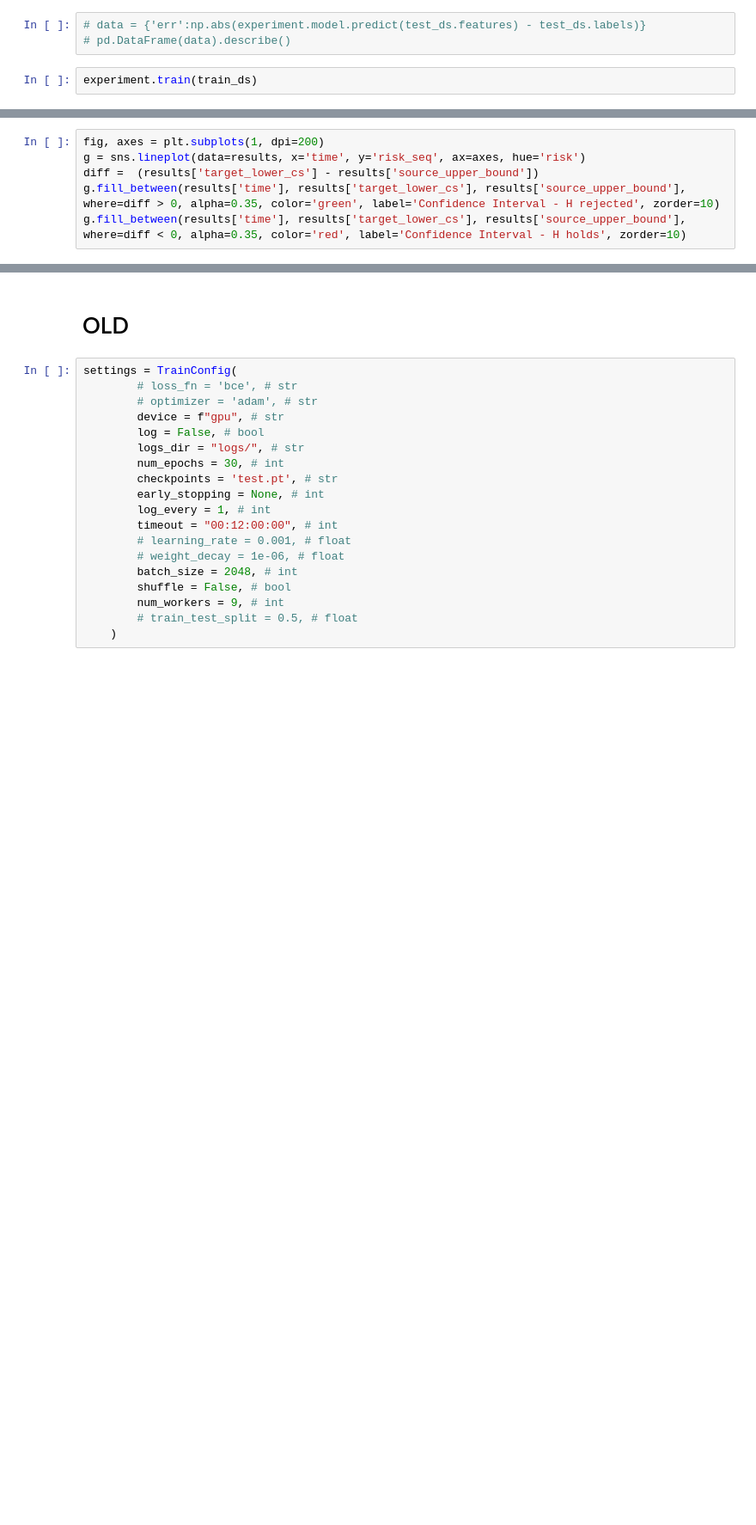
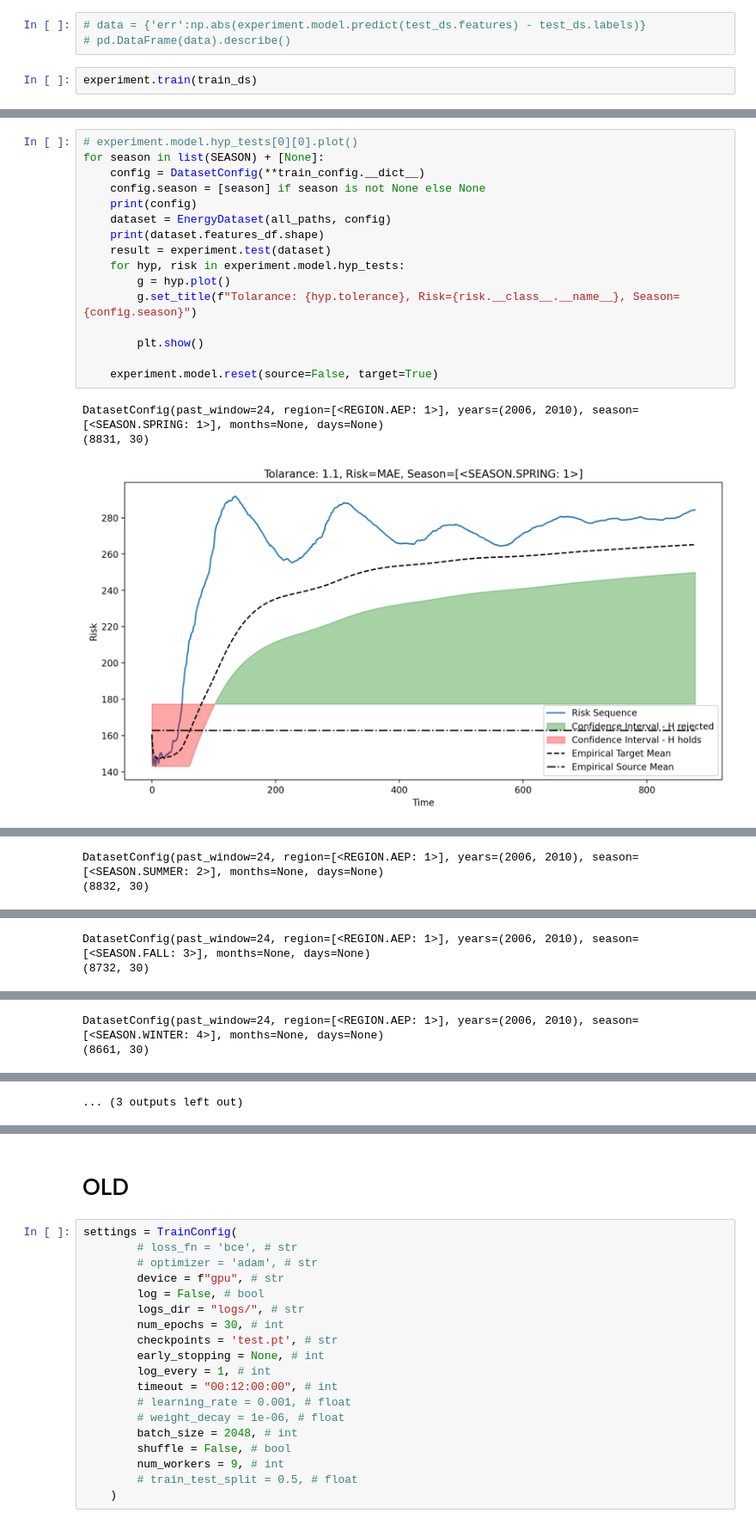
Before and after one commit to TheGuy42/ReliabilityInML_Project, a Jupyter notebook: Energy_ds/train.ipynb, the cells around one changed output, grey strips where cells are left out. Shown at 86% size. Drawn from its saved outputs; the diff is of its cells as text; blank space fills up the shorter version.

Commit message:
running Experiments

```diff
--- a/Energy_ds/train.ipynb
+++ b/Energy_ds/train.ipynb
@@ -302,6 +318,0 @@ experiment.model.hyp_tests[0][0].plot()
-# %%
-fig, axes = plt.subplots(1, dpi=200)
-g = sns.lineplot(data=results, x='time', y='risk_seq', ax=axes, hue='risk')
-diff =  (results['target_lower_cs'] - results['source_upper_bound'])
-g.fill_between(results['time'], results['target_lower_cs'], results['source_upper_bound'], where=diff > 0, alpha=0.35, color='green', label='Confidence Interval - H rejected', zorder=10)
-g.fill_between(results['time'], results['target_lower_cs'], results['source_upper_bound'], where=diff < 0, alpha=0.35, color='red', label='Confidence Interval - H holds', zorder=10)
@@ -310,0 +323,20 @@ g.fill_between(results['time'], results['target_lower_cs'], results['source_uppe
+# %%
+# experiment.model.hyp_tests[0][0].plot()
+for season in list(SEASON) + [None]:
+    config = DatasetConfig(**train_config.__dict__)
+    config.season = [season] if season is not None else None
+    print(config)
+    dataset = EnergyDataset(all_paths, config)
+    print(dataset.features_df.shape)
+    result = experiment.test(dataset)
+    for hyp, risk in experiment.model.hyp_tests:
+        g = hyp.plot()
+        g.set_title(f"Tolarance: {hyp.tolerance}, Risk={risk.__class__.__name__}, Season={config.season}")
+
+        plt.show()
+
+    experiment.model.reset(source=False, target=True)
+# %% [output]
+DatasetConfig(past_window=24, region=[<REGION.AEP: 1>], years=(2006, 2010), season=[<SEASON.SPRING: 1>], months=None, days=None)
+(8831, 30)
+[figure, added]
@@ -310,0 +344,2 @@ g.fill_between(results['time'], results['target_lower_cs'], results['source_uppe
+DatasetConfig(past_window=24, region=[<REGION.AEP: 1>], years=(2006, 2010), season=[<SEASON.SUMMER: 2>], months=None, days=None)
+(8832, 30)
@@ -310,0 +348,2 @@ g.fill_between(results['time'], results['target_lower_cs'], results['source_uppe
+DatasetConfig(past_window=24, region=[<REGION.AEP: 1>], years=(2006, 2010), season=[<SEASON.FALL: 3>], months=None, days=None)
+(8732, 30)
@@ -310,0 +352,2 @@ g.fill_between(results['time'], results['target_lower_cs'], results['source_uppe
+DatasetConfig(past_window=24, region=[<REGION.AEP: 1>], years=(2006, 2010), season=[<SEASON.WINTER: 4>], months=None, days=None)
+(8661, 30)
@@ -310,0 +356 @@ g.fill_between(results['time'], results['target_lower_cs'], results['source_uppe
+... (3 outputs left out)
```
Also changed, not shown: parts of 17 cells of this notebook, 2 other files.
